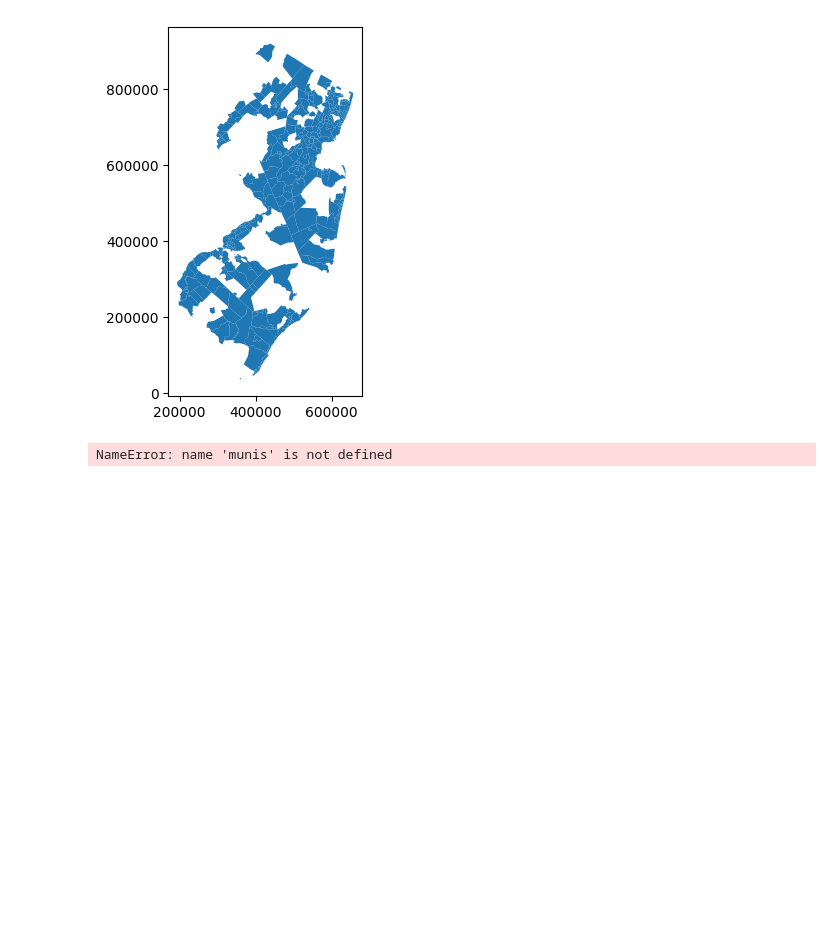
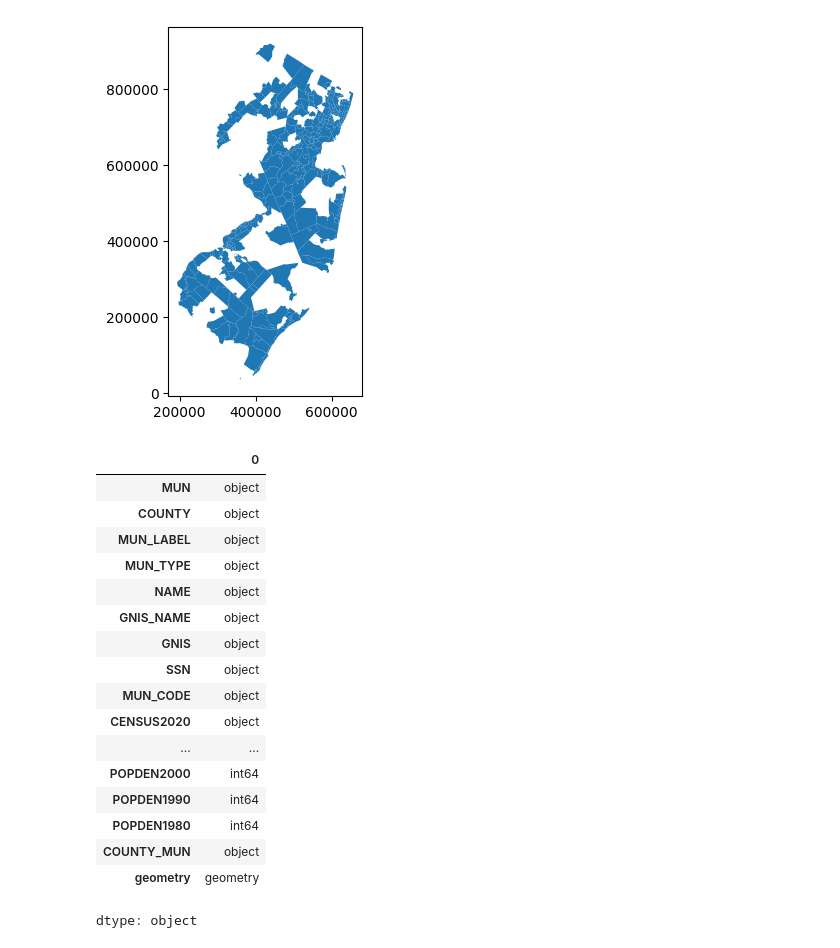
Before and after one commit to MhiyaJ/My-GIS-Stuff, a Jupyter notebook: After_School_Programs.ipynb, the cells around one changed output. Drawn from its saved outputs; the diff is of its cells as text; code cells hidden in the pictures; blank space fills up the shorter version.

```diff
--- a/After_School_Programs.ipynb
+++ b/After_School_Programs.ipynb
@@ -83,4 +79,21 @@ njSch.plot()
-# %%
-munis.xls
-# %% [output]
-NameError: name 'munis' is not defined
+# %%
+njMun.dtypes #Municpal Headings
+# %% [output]
+|  | 0 |
+| MUN | object |
+| COUNTY | object |
+| MUN_LABEL | object |
+| MUN_TYPE | object |
+| NAME | object |
+| GNIS_NAME | object |
+| GNIS | object |
+| SSN | object |
+| MUN_CODE | object |
+| CENSUS2020 | object |
+| ... | ... |
+| POPDEN2000 | int64 |
+| POPDEN1990 | int64 |
+| POPDEN1980 | int64 |
+| COUNTY_MUN | object |
+| geometry | geometry |
+dtype: object
```
Also changed, not shown: parts of 2 cells of this notebook.
